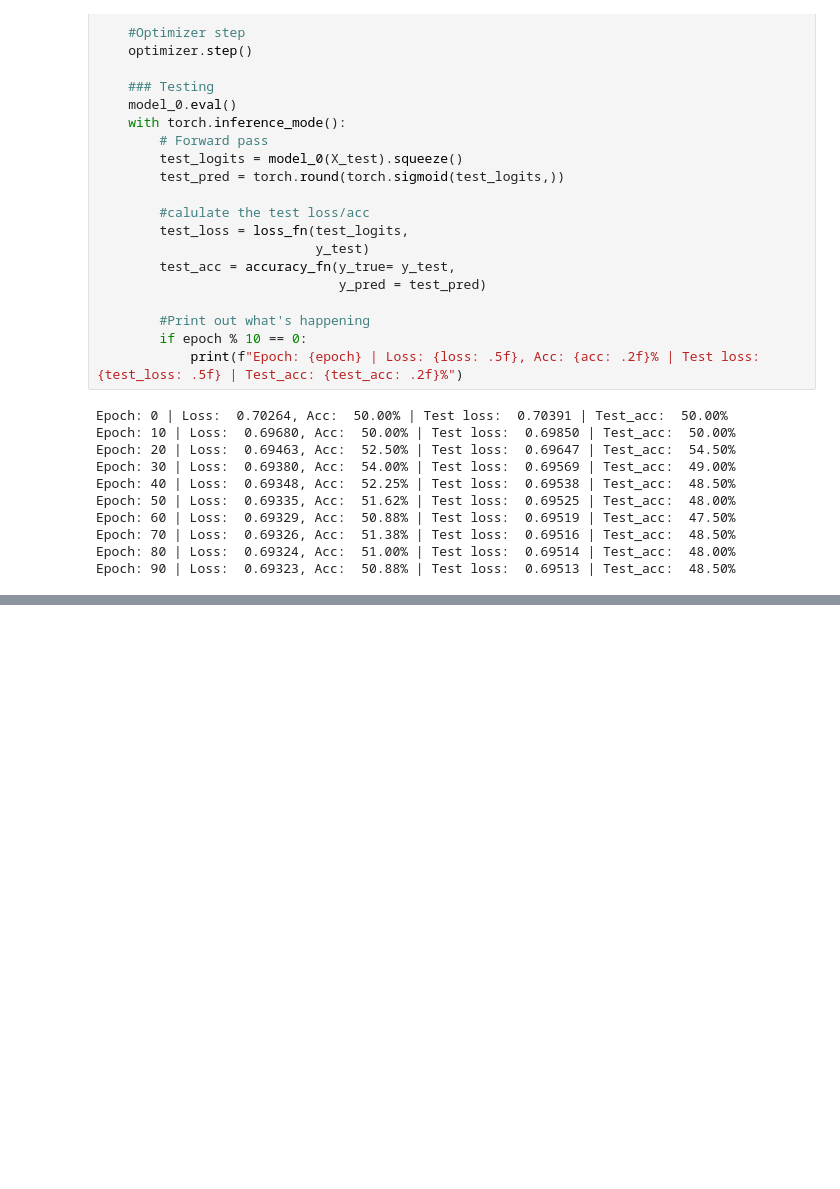
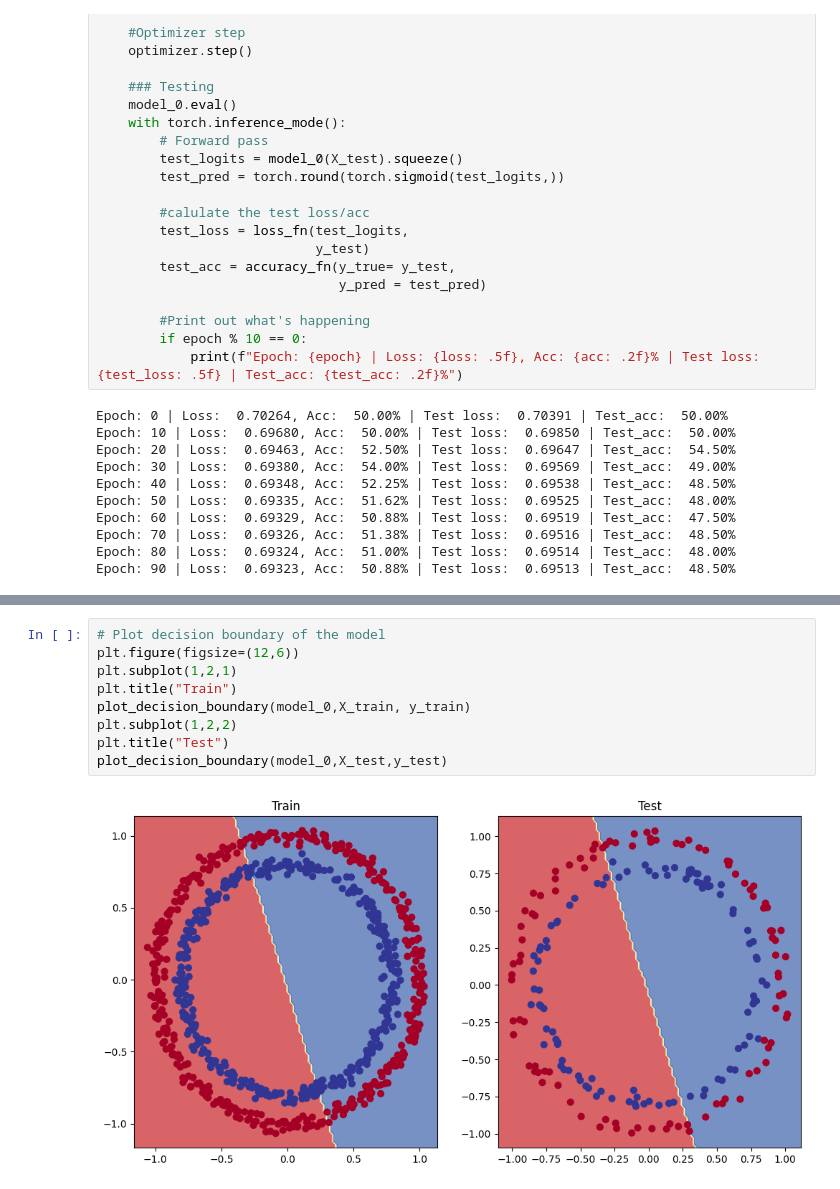
Before and after one commit to deepakrajteekaraman5/Pytorch, a Jupyter notebook: neural_network_classification_pytorch.ipynb, the cells around one changed output, grey strips where cells are left out. Drawn from its saved outputs; the diff is of its cells as text; blank space fills up the shorter version.

```diff
--- a/neural_network_classification_pytorch.ipynb
+++ b/neural_network_classification_pytorch.ipynb
@@ -401,0 +424,11 @@ Epoch: 90 | Loss:  0.69323, Acc:  50.88% | Test loss:  0.69513 | Test_acc:  48.5
+# %%
+# Plot decision boundary of the model
+plt.figure(figsize=(12,6))
+plt.subplot(1,2,1)
+plt.title("Train")
+plot_decision_boundary(model_0,X_train, y_train)
+plt.subplot(1,2,2)
+plt.title("Test")
+plot_decision_boundary(model_0,X_test,y_test)
+# %% [output]
+[figure, added]
```
Also changed, not shown: parts of 3 cells of this notebook, 1 other file.
